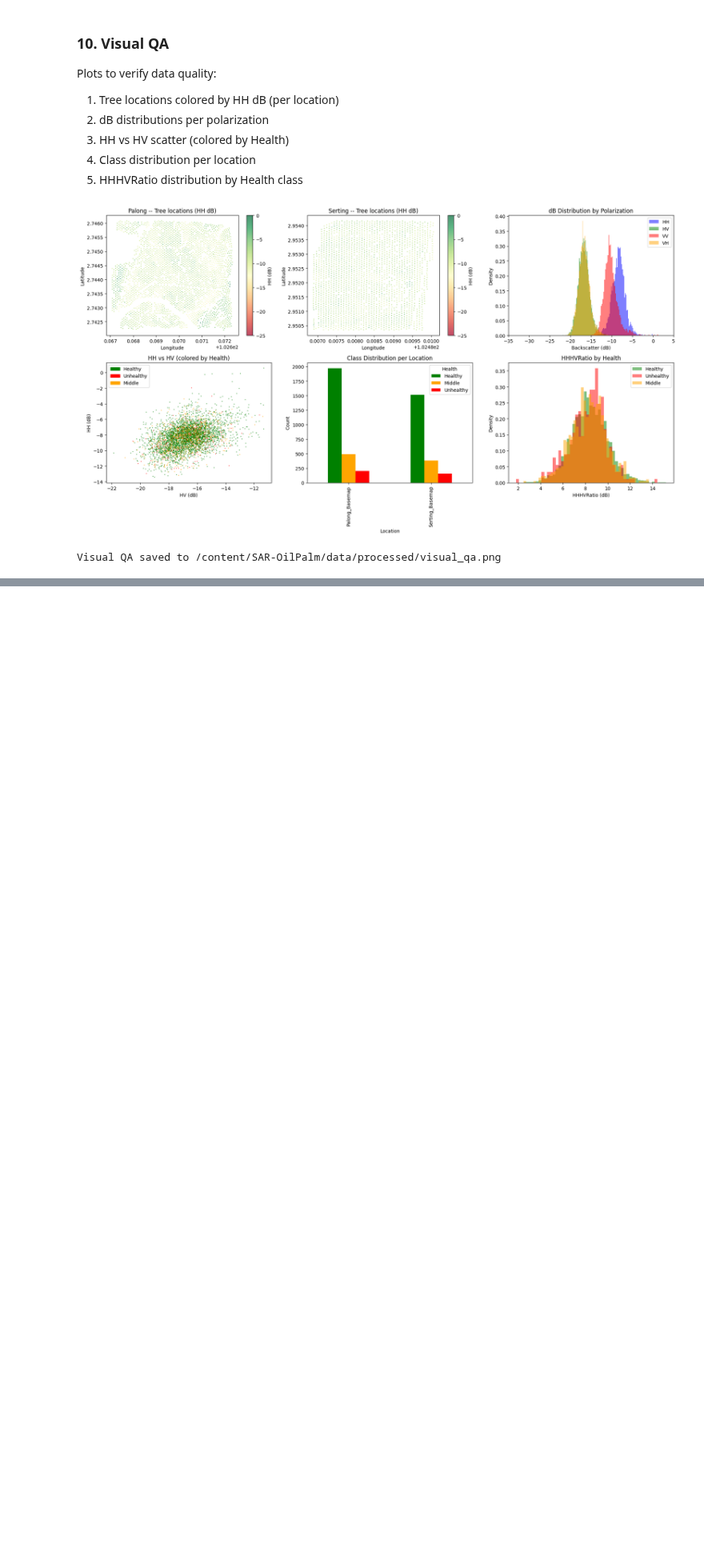
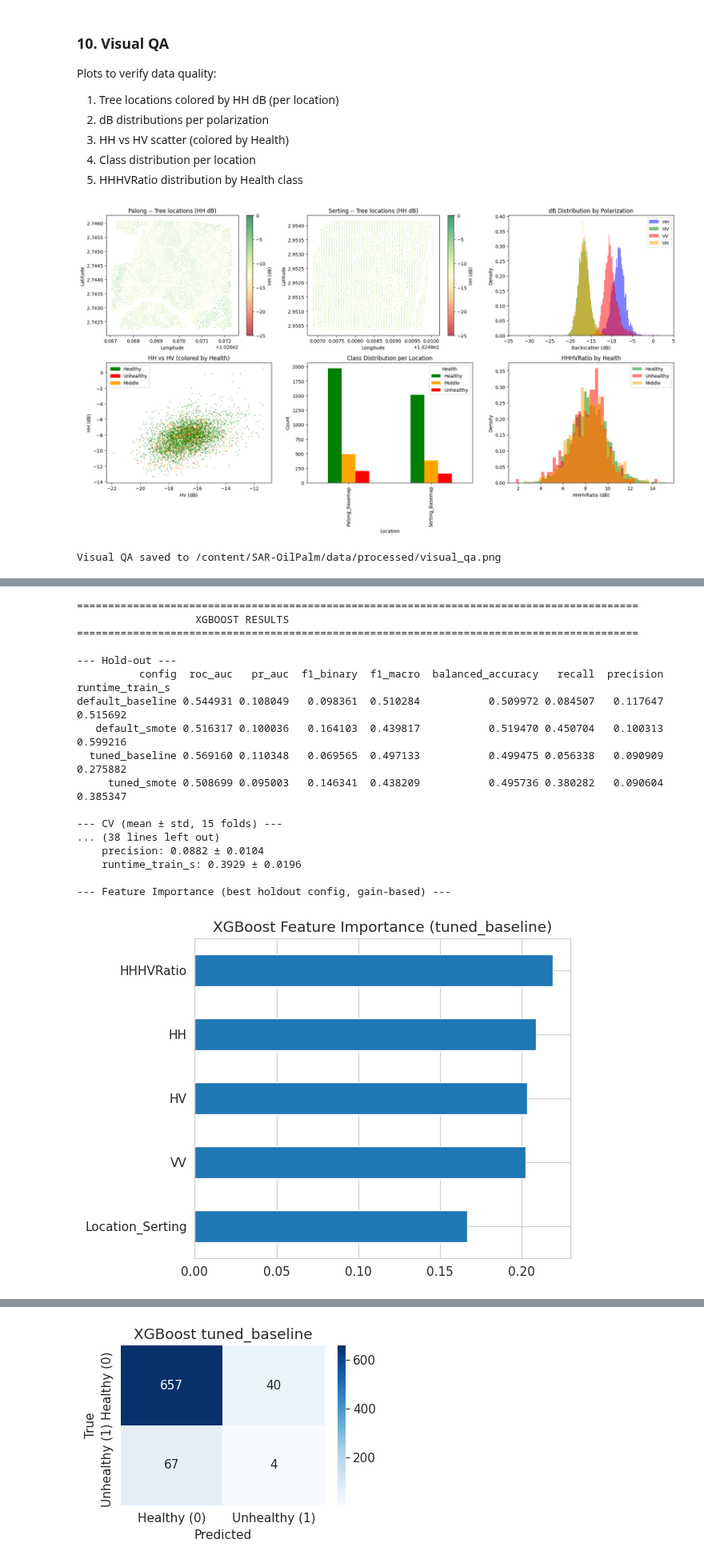
Before and after one commit to Leejames2305/SAR-OilPalm-Detection, a Jupyter notebook: main.ipynb, the cells around one changed output, grey strips where cells are left out. Shown at 80% size. Drawn from its saved outputs; the diff is of its cells as text; code cells hidden in the pictures; blank space fills up the shorter version.

```diff
--- a/main.ipynb
+++ b/main.ipynb
@@ -878,0 +1554,78 @@ Visual QA saved to /content/SAR-OilPalm/data/processed/visual_qa.png
+# %%
+# -- XGBoost Results Table --
+DISPLAY = ['roc_auc', 'pr_auc', 'f1_binary', 'f1_macro', 'balanced_accuracy',
+           'recall', 'precision', 'runtime_train_s']
+
+print("=" * 90)
+print("                   XGBOOST RESULTS")
+print("=" * 90)
+
+xgb_hold = pd.read_csv(f"{RESULTS_DIR}/xgb_holdout.csv")
+print("\n--- Hold-out ---")
+print(xgb_hold[['config'] + [c for c in DISPLAY if c in xgb_hold.columns]].to_string(index=False))
+
+xgb_cv = pd.read_csv(f"{RESULTS_DIR}/xgb_cv.csv")
+score_cols = [c for c in DISPLAY if c in xgb_cv.columns]
+cv_agg = xgb_cv.groupby('config')[score_cols].agg(['mean', 'std'])
+print("\n--- CV (mean \u00b1 std, 15 folds) ---")
+for cfg in cv_agg.index:
+    print(f"\n  [{cfg}]")
+    for col in score_cols:
+        print(f"    {col}: {cv_agg.loc[cfg, (col, 'mean')]:.4f} \u00b1 {cv_agg.loc[cfg, (col, 'std')]:.4f}")
+
+# Feature Importance from best model (by holdout ROC-AUC)
+print("\n--- Feature Importance (best holdout config, gain-based) ---")
+best_cfg = xgb_hold.sort_values('roc_auc', ascending=False).iloc[0]['config']
+
+# Fit best model to get feature importance
+best_factory = make_xgb_tuned if 'tuned' in best_cfg else make_xgb_default
+use_smote_fi = 'smote' in best_cfg
+pipe_fi = build_pipeline(best_factory(), use_smote=use_smote_fi, use_scaling=False)
+pipe_fi.fit(X_train, y_train)
+importances = pd.Series(pipe_fi.named_steps['model'].feature_importances_, index=feature_names)
+importances.sort_values().plot(kind='barh', title=f'XGBoost Feature Importance ({best_cfg})')
+plt.tight_layout()
+plt.savefig(f"{PLOTS_DIR}/xgb_feature_importance.png", dpi=150, bbox_inches='tight')
+plt.show()
+print(importances.sort_values(ascending=False).to_string())
+
+# Confusion Matrix
+print("\n--- Confusion Matrix (best holdout config) ---")
+best_row = xgb_hold[xgb_hold['config'] == best_cfg].iloc[0]
+cm = [[best_row['tn'], best_row['fp']],
+      [best_row['fn'], best_row['tp']]]
+fig, ax = plt.subplots(figsize=(4, 3))
+plot_confusion_matrix(cm, f'XGBoost {best_cfg}', ax)
+plt.tight_layout()
+plt.savefig(f"{PLOTS_DIR}/xgb_confusion_{best_cfg}.png", dpi=150, bbox_inches='tight')
+plt.show()
+
+# ROC & PR curves (all 4 configs)
+fig, (ax_roc, ax_pr) = plt.subplots(1, 2, figsize=(12, 5))
+for cfg_name, factory, use_smote, use_scaling in xgb_configs:
+    pipe = build_pipeline(factory(), use_smote=use_smote, use_scaling=use_scaling)
+    plot_roc_pr_for_model(pipe, X_train, y_train, X_test, y_test,
+                          cfg_name, ax_roc, ax_pr)
+plt.tight_layout()
+plt.savefig(f"{PLOTS_DIR}/xgb_roc_pr.png", dpi=150, bbox_inches='tight')
+plt.show()
+print("\nXGBoost results & plots saved to results/")
+# %% [output]
+==========================================================================================
+                   XGBOOST RESULTS
+==========================================================================================
+
+--- Hold-out ---
+          config  roc_auc   pr_auc  f1_binary  f1_macro  balanced_accuracy   recall  precision  runtime_train_s
+default_baseline 0.544931 0.108049   0.098361  0.510284           0.509972 0.084507   0.117647         0.515692
+   default_smote 0.516317 0.100036   0.164103  0.439817           0.519470 0.450704   0.100313         0.599216
+  tuned_baseline 0.569160 0.110348   0.069565  0.497133           0.499475 0.056338   0.090909         0.275882
+     tuned_smote 0.508699 0.095003   0.146341  0.438209           0.495736 0.380282   0.090604         0.385347
+
+--- CV (mean ± std, 15 folds) ---
+... (38 lines left out)
+    precision: 0.0882 ± 0.0104
+    runtime_train_s: 0.3929 ± 0.0196
+
+--- Feature Importance (best holdout config, gain-based) ---
+[figure, added]
@@ -878,0 +1639 @@ Visual QA saved to /content/SAR-OilPalm/data/processed/visual_qa.png
+[figure, added]
```
Also changed, not shown: parts of 32 cells of this notebook.
